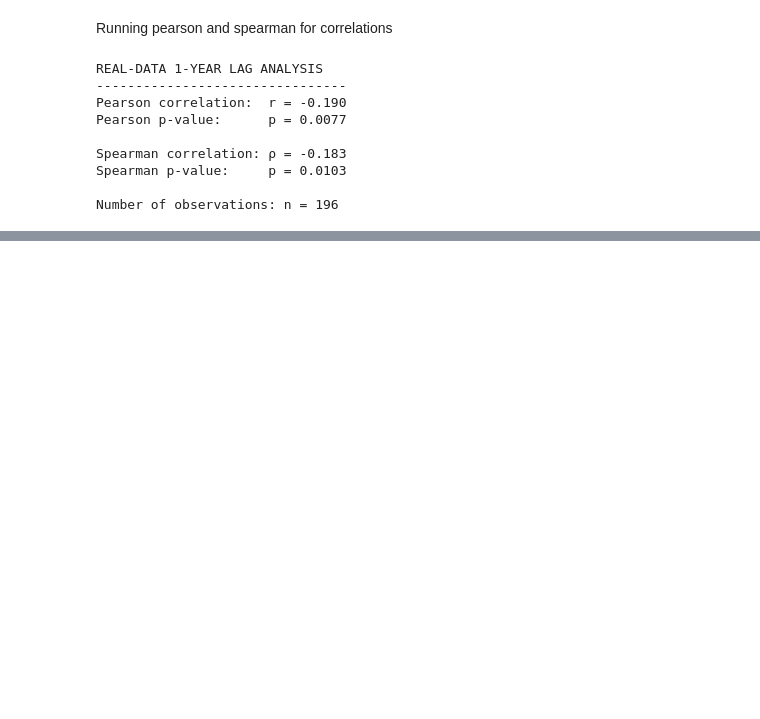
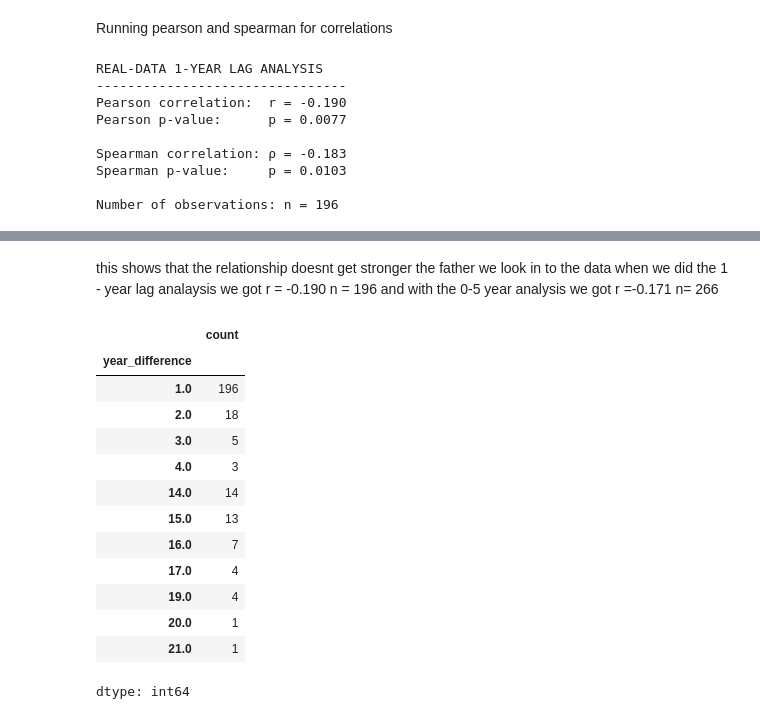
Before and after one commit to FusRaDa/biot670i_capstone_vaccination_project, a Jupyter notebook: perin_notebooks/analysis_engine.ipynb, the cells around one changed output, grey strips where cells are left out. Drawn from its saved outputs; the diff is of its cells as text; code cells hidden in the pictures; blank space fills up the shorter version.

```diff
--- a/perin_notebooks/analysis_engine.ipynb
+++ b/perin_notebooks/analysis_engine.ipynb
@@ -508,0 +562,42 @@ Baseline Pearson r: -0.155
+# %% [markdown]
+this shows that the relationship doesnt get stronger the father we look in to the data
+when we did the 1 - year lag analaysis we got r = -0.190 n = 196 and with the 0-5 year analysis
+we got r =-0.171 n= 266
+# %%
+# checking 1 year lag analysis matches consecutive years
+
+# Verify that the 1-year lag is matching consecutive calendar years
+
+check_lag1 = measles_df.sort_values(["state", "year"]).copy()
+
+# Get the next observation within each state
+check_lag1["future_year"] = (
+    check_lag1.groupby("state")["year"].shift(-1)
+)
+
+check_lag1["future_cases"] = (
+    check_lag1.groupby("state")["measles_cases"].shift(-1)
+)
+
+# Calculate the actual difference in years
+check_lag1["year_difference"] = (
+    check_lag1["future_year"] - check_lag1["year"]
+)
+
+# Show how many observations have each year difference
+check_lag1["year_difference"].value_counts().sort_index()
+# %% [output]
+|  | count |
+| year_difference |  |
+| 1.0 | 196 |
+| 2.0 | 18 |
+| 3.0 | 5 |
+| 4.0 | 3 |
+| 14.0 | 14 |
+| 15.0 | 13 |
+| 16.0 | 7 |
+| 17.0 | 4 |
+| 19.0 | 4 |
+| 20.0 | 1 |
+| 21.0 | 1 |
+dtype: int64
```
Also changed, not shown: parts of 10 cells of this notebook.
